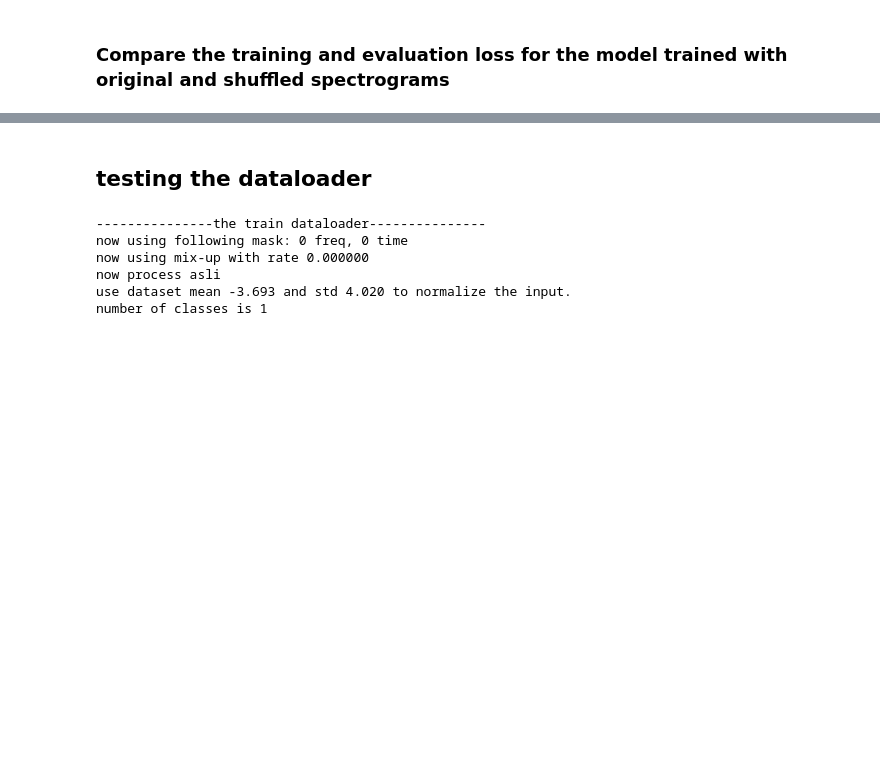
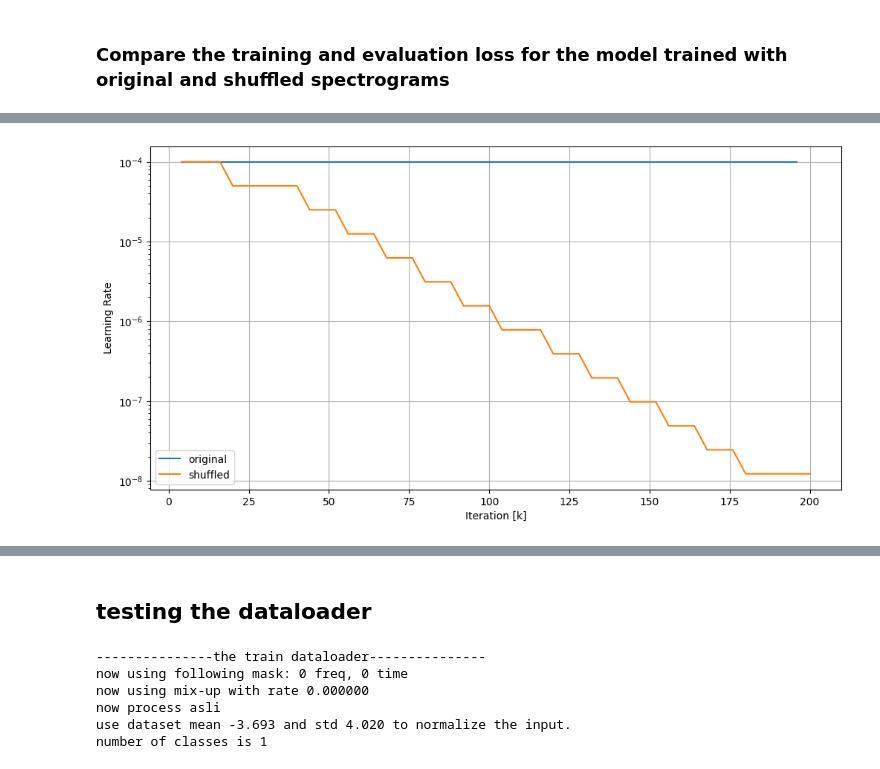
Before and after one commit to Ironmomo/SpeakerVerificationBA, a Jupyter notebook: pretraining/utilities/sandbox.ipynb, the cells around one changed output, grey strips where cells are left out. Saved outputs shown, nothing was run; the diff lists cells and outputs as text; code cells hidden in the pictures; blank space fills up the shorter version.

```diff
--- a/pretraining/utilities/sandbox.ipynb
+++ b/pretraining/utilities/sandbox.ipynb
@@ -282,14 +148,18 @@ result_file_path_shuffled = os.path.join(base_path_shuffled, 'result.csv')
 # Load the result from the csv file
 result_original = np.genfromtxt(result_file_path_original, delimiter=',')
 result_shuffled = np.genfromtxt(result_file_path_shuffled, delimiter=',')
+print("shape of result_original: ", result_original.shape)
+print("shape of result_shuffled: ", result_shuffled.shape)
 
 # Extract the columns from the result
+
 acc_train_original = result_original[:, 0] # The first column
 loss1_train_original = result_original[:, 1] # The second column
 loss2_train_original = result_original[:, 2] # The third column
 acc_eval_original = result_original[:, 3] # The fourth column
 loss1_eval_original = result_original[:, 4] # The fifth column
 loss2_eval_original = result_original[:, 5] # The sixth column
+
 acc_train_shuffled = result_shuffled[:, 0] # The first column
 loss1_train_shuffled = result_shuffled[:, 1] # The second column
 loss2_train_shuffled = result_shuffled[:, 2] # The third column
@@ -297,25 +167,11 @@ acc_eval_shuffled = result_shuffled[:, 3] # The fourth column
 loss1_eval_shuffled = result_shuffled[:, 4] # The fifth column
 loss2_eval_shuffled = result_shuffled[:, 5] # The sixth column
 
+learning_rate_original = result_original[:, 6] # The seventh column
+learning_rate_shuffled = result_shuffled[:, 6] # The seventh column
+
+
 # Define the format for each column
 header_format = " {:>5}  | {:<10} | {:<10} | {:<10} | {:<10} | {:<10} | {:<10}"
 row_format = "{:>5}k  | {:<10.5f} | {:<10.5f} | {:<10.5f} | {:<10.5f} | {:<10.5f} | {:<10.5f}"
-
-# Orignal
-print("Original Spectrograms:")
-print("-" * 86)
-print(header_format.format("iter", "acc_train", "loss1_tr", "loss2_tr", "acc_ev", "loss1_ev", "loss2_ev"))
-print("-" * 86)  # Adjust the total length to fit your headers and column data
-for i in range(len(acc_train_original)):
-    print(row_format.format((i + 1) * 4, acc_train_original[i], loss1_train_original[i], loss2_train_original[i], acc_eval_original[i], loss1_eval_original[i], loss2_eval_original[i]))
-print("-" * 86 + "\n")
-
-# Shuffled
-print("Shuffled Spectrograms:")
-print("-" * 86)
-print(header_format.format("iter", "acc_train", "loss1_tr", "loss2_tr", "acc_ev", "loss1_ev", "loss2_ev"))
-print("-" * 86)  # Adjust the total length to fit your headers and column data
-for i in range(len(acc_train_shuffled)):
-    print(row_format.format((i + 1) * 4, acc_train_shuffled[i], loss1_train_shuffled[i], loss2_train_shuffled[i], acc_eval_shuffled[i], loss1_eval_shuffled[i], loss2_eval_shuffled[i]))
-print("-" * 86 + "\n")
 # %% [output]
@@ -415,0 +383,13 @@ plt.show()
+# %%
+# plot learning rate on log scale
+fig, ax = plt.subplots(figsize=(12, 6))
+ax.plot(iteration_original/1e3, learning_rate_original, label='original')
+ax.plot(iteration_shuffled/1e3, learning_rate_shuffled, label='shuffled')
+ax.set_yscale('log')
+ax.set_xlabel('Iteration [k]')
+ax.set_ylabel('Learning Rate')
+ax.legend()
+ax.grid()
+plt.show()
+# %% [output]
+[figure, added]
```
Also changed, not shown: parts of 25 cells of this notebook, 5 other files.
